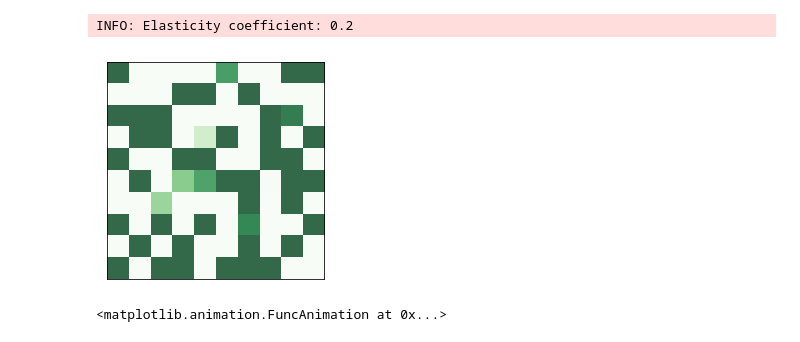
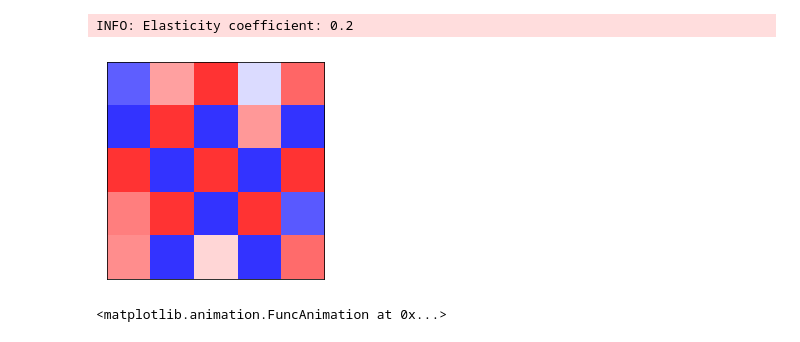
Before and after one commit to mpbrucker/ComplexityProject2, a Jupyter notebook: code/visualize_quake.ipynb, the cells around one changed output. Saved outputs shown, nothing was run; the diff lists cells and outputs as text; code cells hidden in the pictures.

Commit message:
adding visualize_quake

```diff
--- a/code/visualize_quake.ipynb
+++ b/code/visualize_quake.ipynb
@@ -1,17 +1,18 @@
 # %%
 %matplotlib inline
 from quake import Earthquake
-from Cell2D import Cell2DViewer
+from quake_visualizer import EarthquakeViewer
+import matplotlib.pyplot as plt
 
 from matplotlib import rc
 rc('animation', html='html5')
 
-steve = Earthquake(10, fth=2)
-viewer = Cell2DViewer(steve)
-anim = viewer.animate(frames=100,interval=100)
+steve = Earthquake(5, fth=3)
+viewer = EarthquakeViewer(steve)
+anim = viewer.animate(frames=200,interval=50)
 # %% [output]
 INFO: Elasticity coefficient: 0.2
-[figure, old version]
+[figure, new version]
 # %%
 anim
 # %% [output]
```
Also changed, not shown: parts of 6 cells of this notebook.
